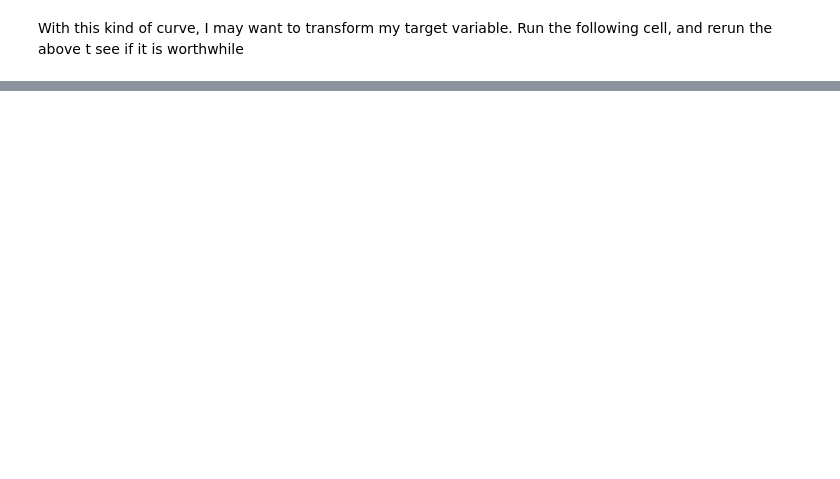
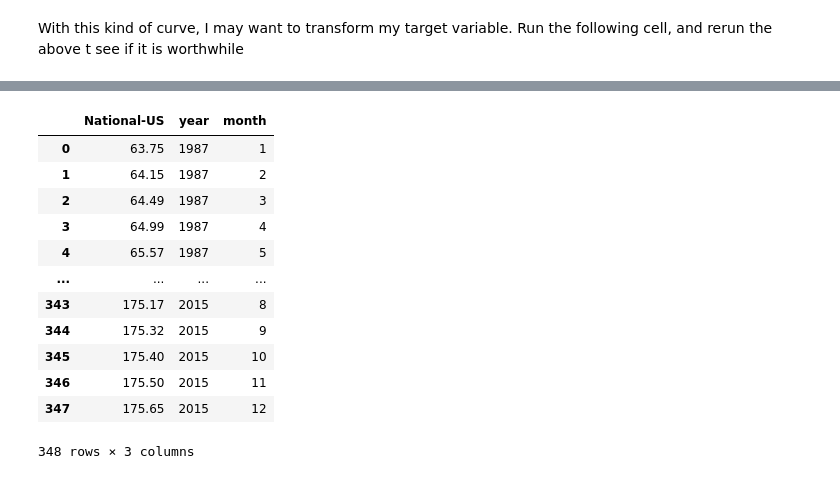
Before and after one commit to DJGump/module-work-DSI06, a Jupyter notebook: week7_dgump/Assignments/Model Eval Challenge.ipynb, the cells around one changed output, grey strips where cells are left out. Drawn from its saved outputs; the diff is of its cells as text; code cells hidden in the pictures; blank space fills up the shorter version.

```diff
--- a/week7_dgump/Assignments/Model Eval Challenge.ipynb
+++ b/week7_dgump/Assignments/Model Eval Challenge.ipynb
@@ -658,0 +732,2 @@ sns.pairplot(houses)
+# %%
+index_df = housing_index_df[["Date", "National-US"]]
@@ -658,0 +749,2 @@ sns.pairplot(houses)
+# %%
+index_df["Date"] = pd.to_datetime(index_df["Date"])
@@ -658,0 +781,3 @@ sns.pairplot(houses)
+# %%
+index_df["year"] = index_df["Date"].dt.year
+index_df["month"] = index_df["Date"].dt.month
@@ -658,0 +805,2 @@ sns.pairplot(houses)
+# %%
+index_df = index_df.drop(columns=["Date"])
@@ -658,0 +809,16 @@ sns.pairplot(houses)
+# %%
+index_df
+# %% [output]
+|  | National-US | year | month |
+| 0 | 63.75 | 1987 | 1 |
+| 1 | 64.15 | 1987 | 2 |
+| 2 | 64.49 | 1987 | 3 |
+| 3 | 64.99 | 1987 | 4 |
+| 4 | 65.57 | 1987 | 5 |
+| ... | ... | ... | ... |
+| 343 | 175.17 | 2015 | 8 |
+| 344 | 175.32 | 2015 | 9 |
+| 345 | 175.40 | 2015 | 10 |
+| 346 | 175.50 | 2015 | 11 |
+| 347 | 175.65 | 2015 | 12 |
+348 rows × 3 columns
```
Also changed, not shown: parts of 41 cells of this notebook, 3 other files.
